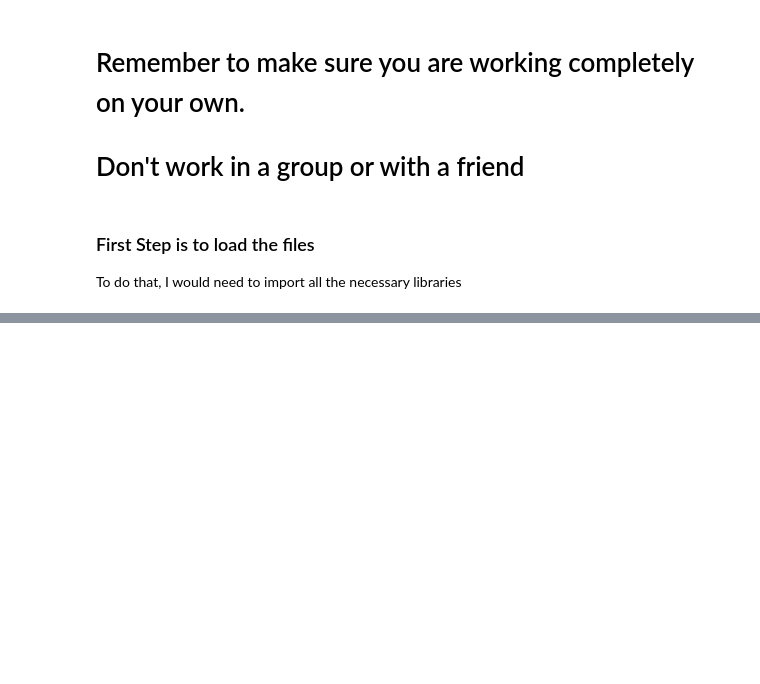
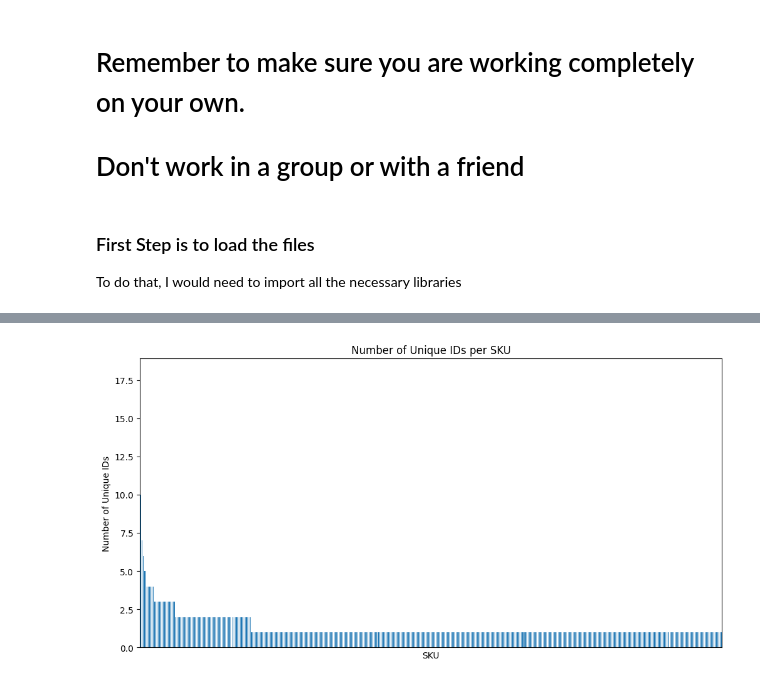
Before and after one commit to RedeemerNtumy/JCPennyConsultancyProject, a Jupyter notebook: 3549063_BD2.ipynb, the cells around one changed output, grey strips where cells are left out. Cells and saved outputs as stored; diff of their text form; code cells hidden in the pictures; blank space fills up the shorter version.

```diff
--- a/3549063_BD2.ipynb
+++ b/3549063_BD2.ipynb
@@ -125,0 +175,14 @@ users = pd.read_csv("users.csv")
+# %%
+# Count the occurrences of each SKU
+sku_counts = products['SKU'].value_counts()
+
+# Plot the distribution of SKU counts
+plt.figure(figsize=(12, 6))
+sku_counts.plot(kind='bar')
+plt.title('Number of Unique IDs per SKU')
+plt.xlabel('SKU')
+plt.ylabel('Number of Unique IDs')
+plt.xticks([]) # Hide x-axis labels for better readability if there are many SKUs
+plt.show()
+# %% [output]
+[figure, added]
```
Also changed, not shown: parts of 18 cells of this notebook.
